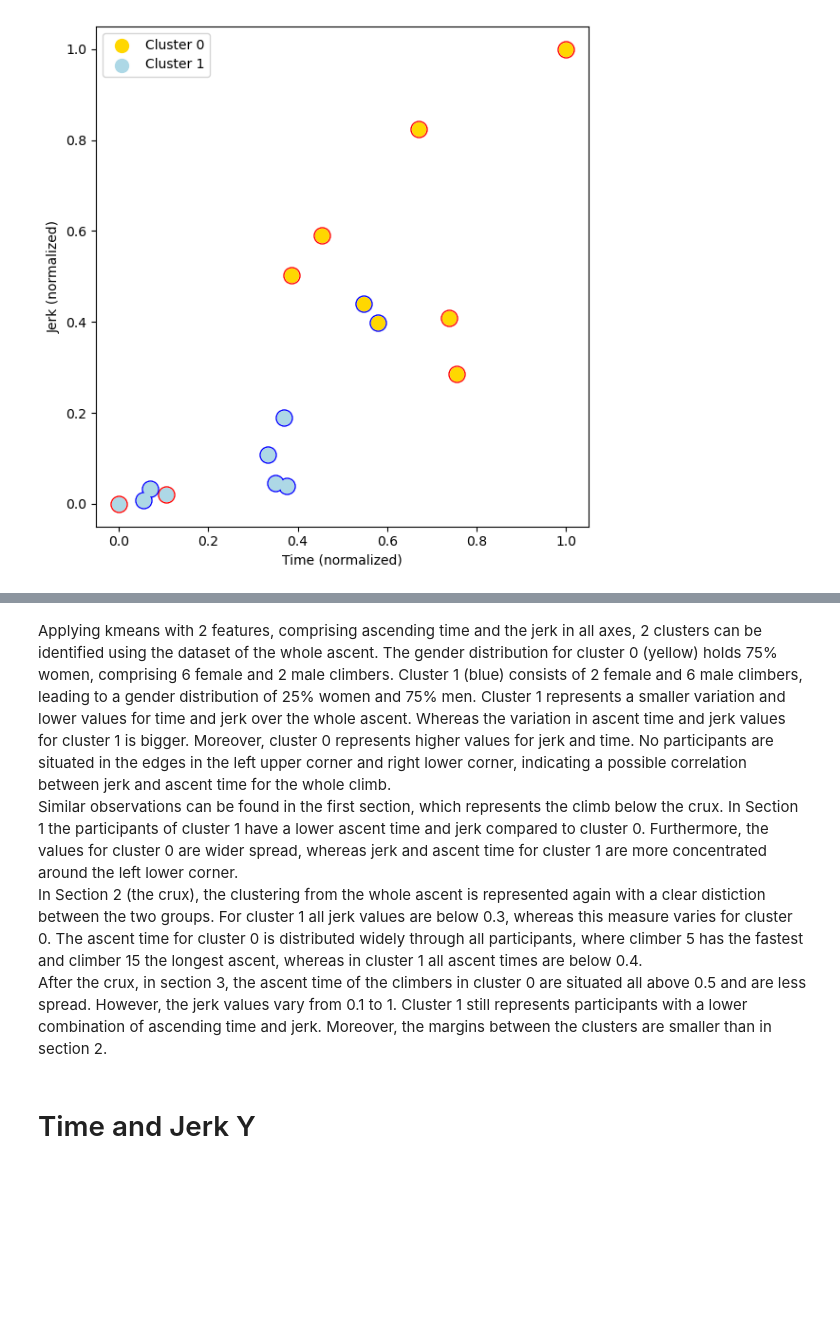
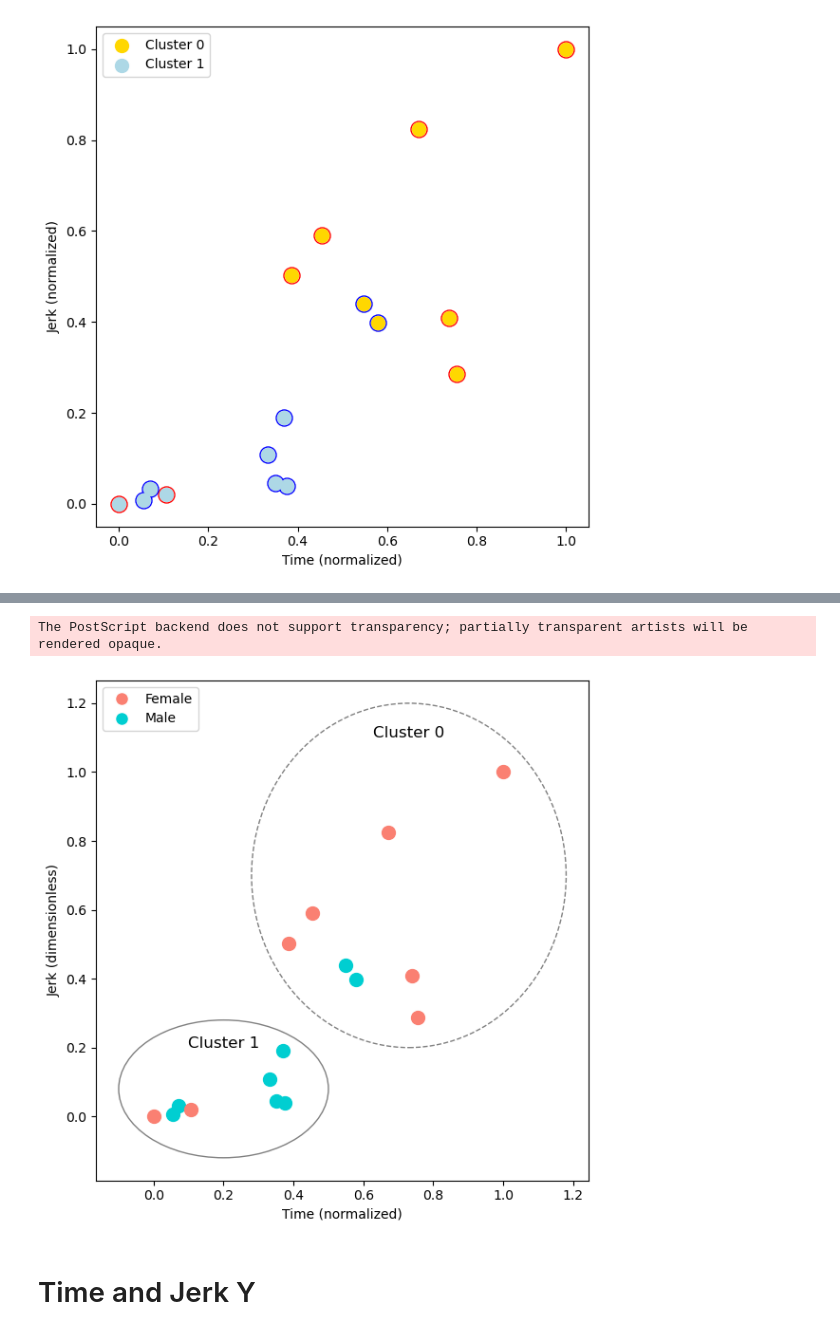
Before and after one commit to doertiboy/MasterStudy, a Jupyter notebook: 03_Clustering.ipynb, the cells around one changed output, grey strips where cells are left out. Cells and saved outputs as stored; diff of their text form; code cells hidden in the pictures; blank space fills up the shorter version.

```diff
--- a/03_Clustering.ipynb
+++ b/03_Clustering.ipynb
@@ -270,8 +263,46 @@ The PostScript backend does not support transparency; partially transparent arti
-# %% [markdown]
-Applying kmeans with 2 features, comprising ascending time and the jerk in all axes, 2 clusters can be identified using the dataset of the whole ascent. The gender distribution for cluster 0 (yellow) holds 75% women, comprising 6 female and 2 male climbers. Cluster 1 (blue) consists of 2 female and 6 male climbers, leading to a gender distribution of 25% women and 75% men. Cluster 1 represents a smaller variation and lower values for time and jerk over the whole ascent. Whereas the variation in ascent time and jerk values for cluster 1 is bigger. Moreover, cluster 0 represents higher values for jerk and time. No participants are situated in the edges in the left upper corner and right lower corner, indicating a possible correlation between jerk and ascent time for the whole climb. <br>
-Similar observations can be found in the first section, which represents the climb below the crux. In Section 1 the participants of cluster 1 have a lower ascent time and jerk compared to cluster 0. Furthermore, the values for cluster 0 are wider spread, whereas jerk and ascent time for cluster 1 are more concentrated around the left lower corner. <br>
-In Section 2 (the crux), the clustering from the whole ascent is represented again with a clear distiction between the two groups. For cluster 1 all jerk values are below 0.3, whereas this measure varies for cluster 0. The ascent time for cluster 0 is distributed widely through all participants, where climber 5 has the fastest and climber 15 the longest ascent, whereas in cluster 1 all ascent times are below 0.4.<br>
-After the crux, in section 3, the ascent time of the climbers in cluster 0 are situated all above 0.5 and are less spread. However, the jerk values vary from 0.1 to 1. Cluster 1 still represents participants with a lower combination of ascending time and jerk. Moreover, the margins between the clusters are smaller than in section 2.
+# %%
+plt.figure(figsize=(6, 6))
+dataset = time_jerk
+
+genderColors = ['salmon' if g == 0 else 'darkturquoise' for g in gender]
+
+# Plot the clusters
+for cluster_label in range(2):
+    cluster_indices = (kmeans.labels_ == cluster_label)
+    cluster_data = dataset[cluster_indices]
+    cluster_colors = [genderColors[i] for i in range(len(gender)) if cluster_indices[i]]
+
+    for i, point in enumerate(cluster_data):
+        plt.scatter(point[0], point[1], marker='o', color=cluster_colors[i], s=100)
+
+ellipseStart = Ellipse(xy=(0.73, 0.7), width=0.9, height=1, edgecolor='grey', facecolor='none', linewidth=1, linestyle='--')
+plt.gca().add_patch(ellipseStart)
+
+ellipseStart = Ellipse(xy=(0.2, 0.08), width=0.6, height=0.4, edgecolor='grey', facecolor='none', linewidth=1)
+plt.gca().add_patch(ellipseStart)
+
+# Create legend
+legend_labels = ['Female', 'Male']
+handles = [plt.Line2D([0], [0], marker='o', color='w', markerfacecolor='salmon', markersize=10),
+           plt.Line2D([0], [0], marker='o', color='w', markerfacecolor='darkturquoise', markersize=10)]
+
+# Annotate the clusters
+plt.annotate('Cluster 1', xy=(0.2, 0.08), xytext=(0.2, 0.2),
+             fontsize=12, ha='center', color='k')
+
+plt.annotate('Cluster 0', xy=(0.73, 1), xytext=(0.73, 1.1),
+             fontsize=12, ha='center', color='k')
+
+plt.legend(handles, legend_labels)
+plt.xlabel('Time (normalized)')
+plt.ylabel('Jerk (dimensionless)')
+plt.tight_layout()
+plt.savefig('Plots/clusterTimeJerkGenderCircles.jpg')
+plt.savefig('../MasterThesis/figures/clusterTimeJerkGenderCircles.eps')
+plt.show()
+# %% [output]
+The PostScript backend does not support transparency; partially transparent artists will be rendered opaque.
+[figure, added]
 # %% [markdown]
 # Time and Jerk Y
 # %%
```
Also changed, not shown: parts of 14 cells of this notebook, 8 other files.
